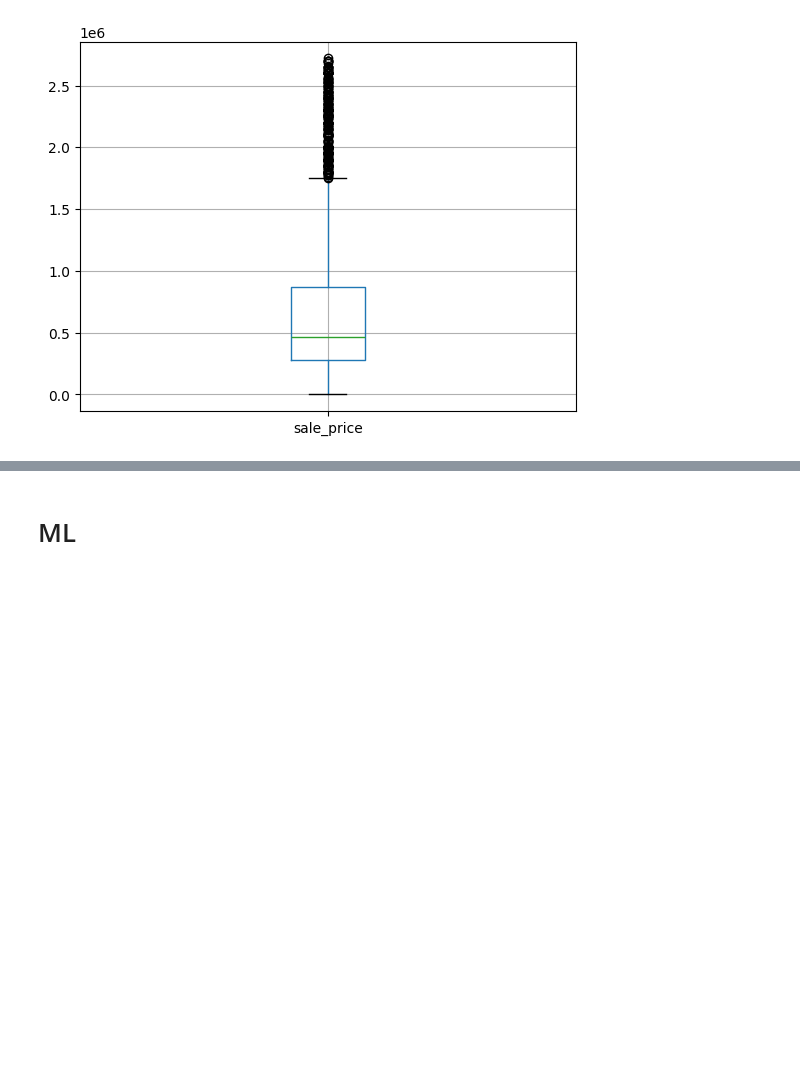
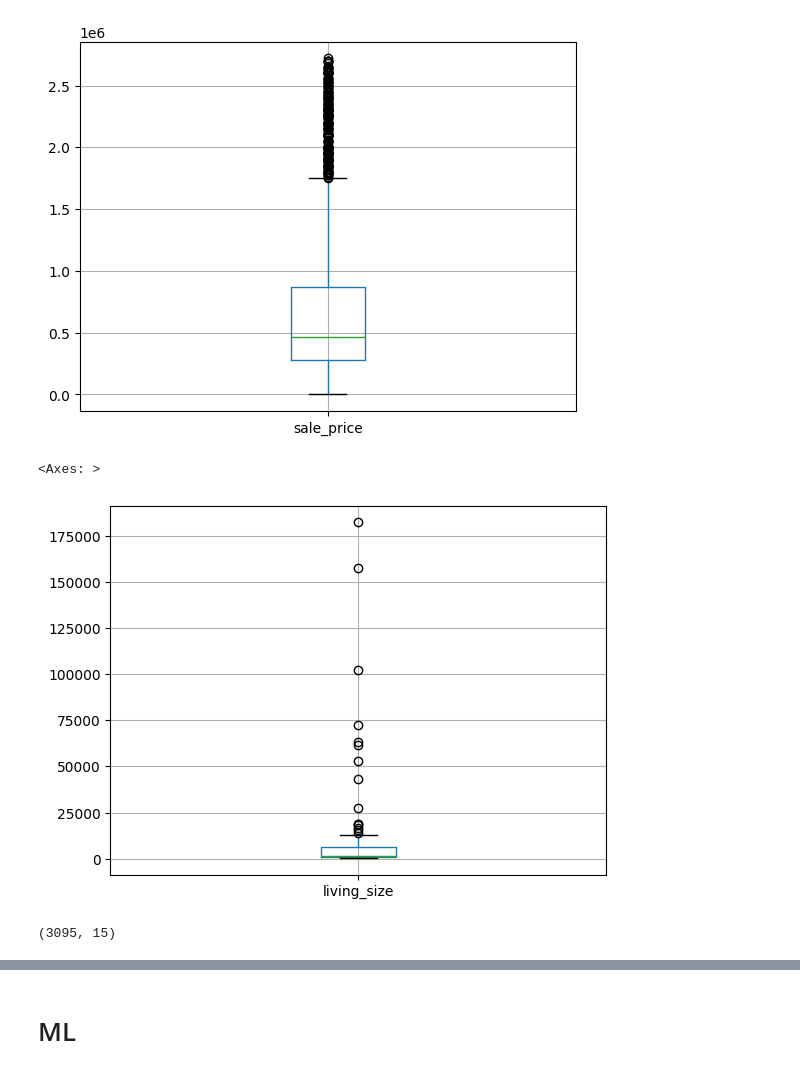
Before and after one commit to Muzna-Adil-Almamari/ML-project, a Jupyter notebook: project.ipynb, the cells around one changed output, grey strips where cells are left out. Drawn from its saved outputs; the diff is of its cells as text; code cells hidden in the pictures; blank space fills up the shorter version.

```diff
--- a/project.ipynb
+++ b/project.ipynb
@@ -911,3 +909,8 @@ df_clean.boxplot('sale_price')
 # %% [output]
 <Axes: >
 [figure]
+# %%
+df_clean.boxplot('living_size')
+# %% [output]
+<Axes: >
+[figure, added]
@@ -913,0 +929,4 @@ df_clean.boxplot('sale_price')
+# %%
+df_clean.shape
+# %% [output]
+(3095, 15)
```
Also changed, not shown: parts of 11 cells of this notebook, 3 other files.
